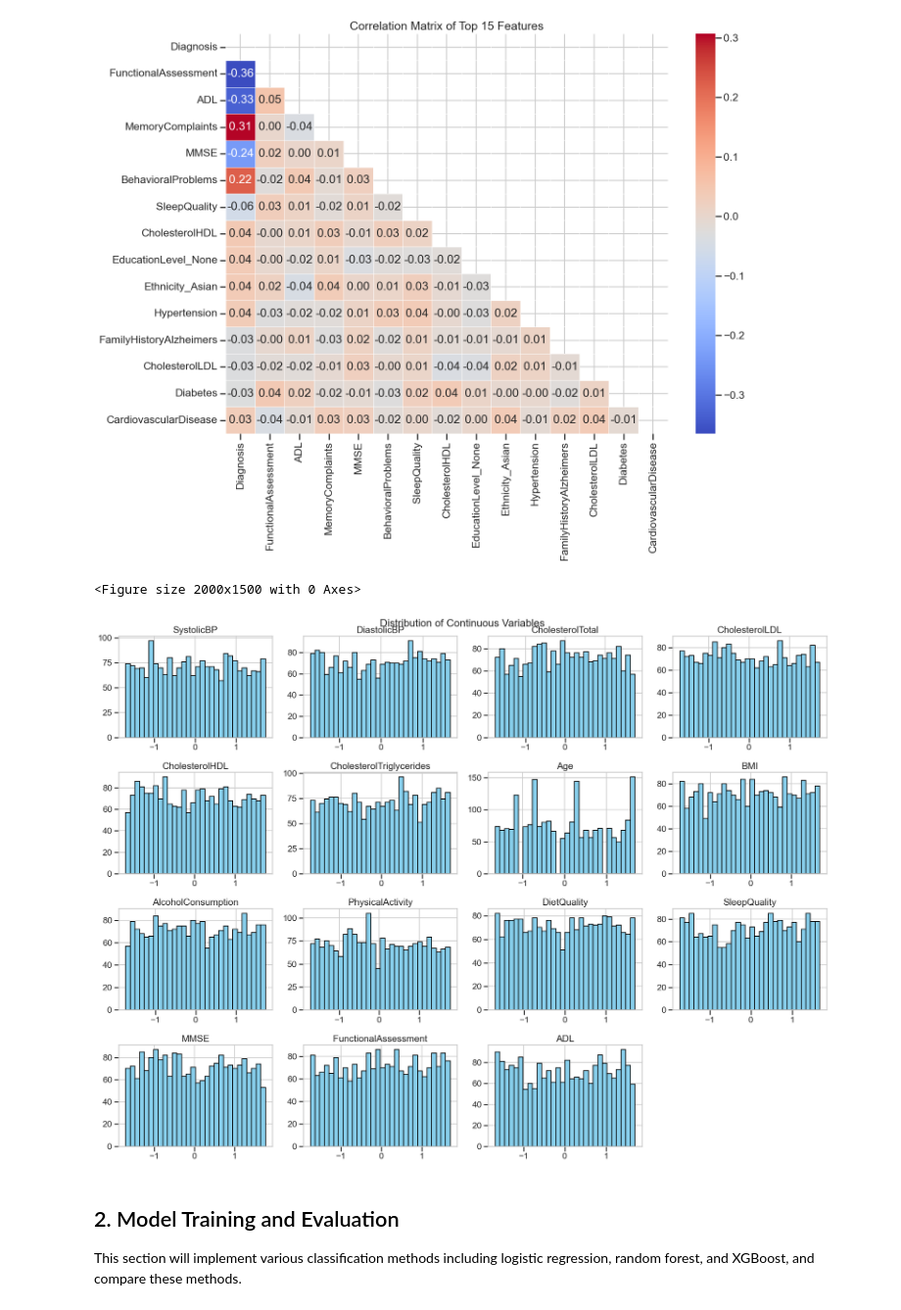
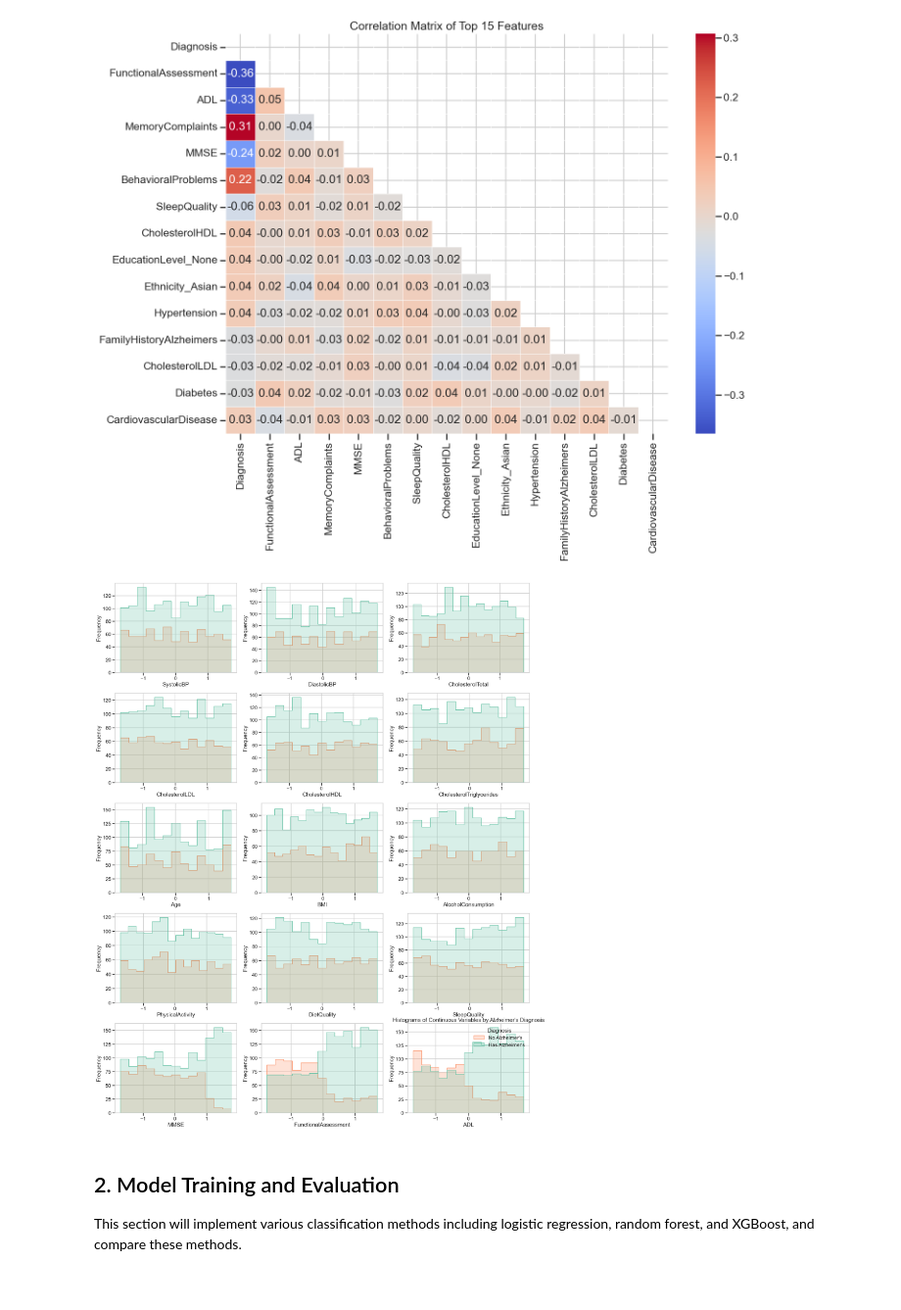
Before and after one commit to WellFan/alzheimer, a Jupyter notebook: alzheimer.ipynb, the cells around one changed output. Shown at 98% size. Drawn from its saved outputs; the diff is of its cells as text; code cells hidden in the pictures.

```diff
--- a/alzheimer.ipynb
+++ b/alzheimer.ipynb
@@ -170,12 +170,21 @@ continuous_columns = [
     'MMSE', 'FunctionalAssessment', 'ADL'
 ]
 
-# Use StandardScaler for standardization
+# Perform train-test split
+
+
+# Standardize the continuous variables using training sample mean and variance
 from sklearn.preprocessing import StandardScaler
-scaler = StandardScaler()
-alzheimer_data[continuous_columns] = scaler.fit_transform(alzheimer_data[continuous_columns])
+from sklearn.model_selection import train_test_split
 
-# Display statistics after standardization
+X = alzheimer_data.drop('Diagnosis', axis=1)
+y = alzheimer_data['Diagnosis']
+X_train, X_test, y_train, y_test = train_test_split(X, y, test_size=0.2, random_state=42)
+scaler = StandardScaler().fit(X_train[continuous_columns])
+alzheimer_data[continuous_columns] = scaler.transform(alzheimer_data[continuous_columns])
+X_train[continuous_columns] = scaler.transform(X_train[continuous_columns])
+X_test[continuous_columns] = scaler.transform(X_test[continuous_columns])
+# Print statistics after standardizationandardization
 print("Statistics of continuous variables after standardization:")
 print(alzheimer_data[continuous_columns].describe().T[['mean', 'std']])
 # %% [output]
@@ -260,18 +269,34 @@ CholesterolTotal             0.006394
 PhysicalActivity             0.005945
 Name: Diagnosis, dtype: float64
 [figure]
-# %%
-# Visualize distributions of numerical features
-plt.figure(figsize=(20, 15))
-alzheimer_data[continuous_columns].hist(bins=30, figsize=(20, 15),
-                                   color='skyblue', edgecolor='black')
-plt.suptitle('Distribution of Continuous Variables', fontsize=20)
-plt.tight_layout()
-plt.subplots_adjust(top=0.95)
-plt.show()
-# %% [output]
-<Figure size 2000x1500 with 0 Axes>
-[figure, removed]
+# %%
+# Plot histograms for continuous columns with colors based on Diagnosis
+fig, axes = plt.subplots(nrows=5, ncols=3, figsize=(20, 25))
+axes = axes.flatten()
+
+for i, column in enumerate(continuous_columns):
+    sns.histplot(
+        data=alzheimer_data,
+        x=column,
+        hue='Diagnosis',
+        ax=axes[i],
+        palette='Set2',
+        element='step',
+        legend=False
+    )
+    axes[i].set_xlabel(column)
+    axes[i].set_ylabel('Frequency')
+
+# Remove any unused subplots
+for j in range(len(continuous_columns), len(axes)):
+    fig.delaxes(axes[j])
+    # Add a single legend for the entire figure
+plt.tight_layout()
+plt.title('Histograms of Continuous Variables by Alzheimer\'s Diagnosis')
+plt.legend(title='Diagnosis', labels=['No Alzheimer\'s', 'Has Alzheimer\'s'])
+plt.show()
+# %% [output]
+[figure, added]
 # %% [markdown]
 ## 2. Model Training and Evaluation
 
```
Also changed, not shown: parts of 18 cells of this notebook, 12 other files.
